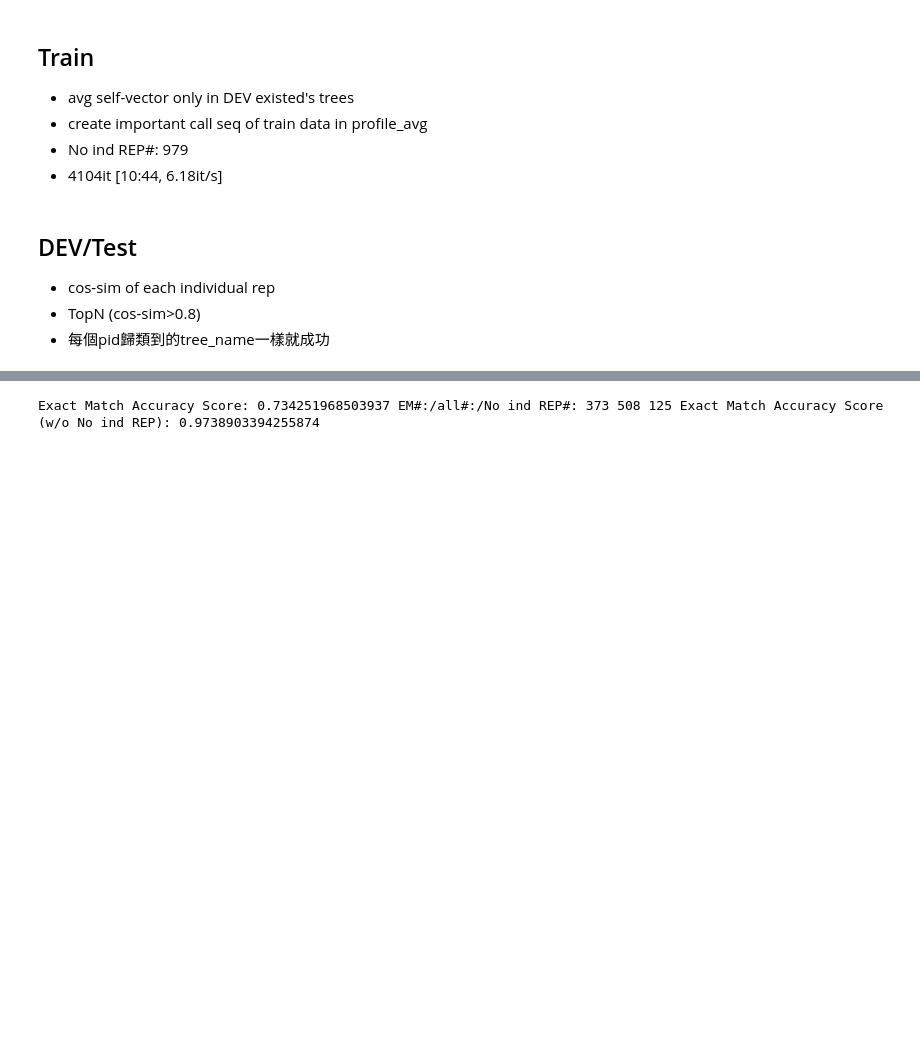
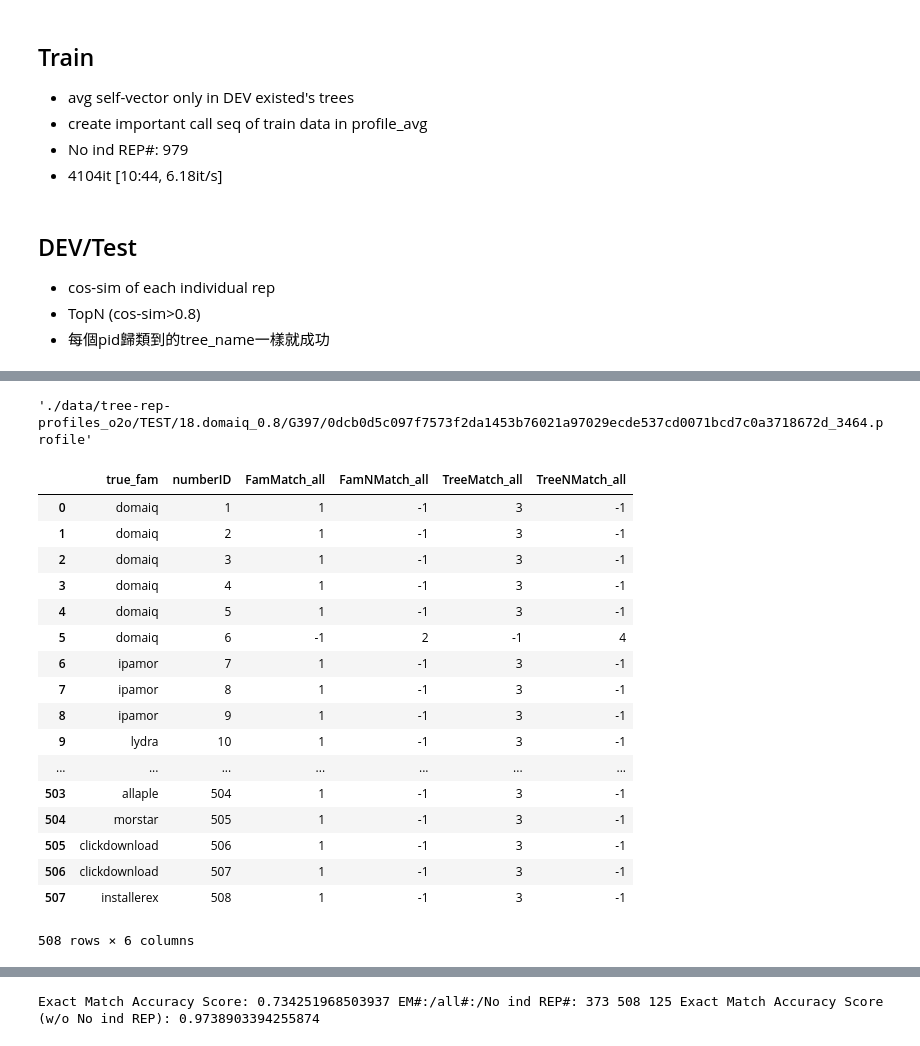
Before and after one commit to tychen5/NTU_ANTS-lab, a Jupyter notebook: seqgen_famclf/005.EuclieanCentroidSim_clustering_classification.ipynb, the cells around one changed output, grey strips where cells are left out. Drawn from its saved outputs; the diff is of its cells as text; code cells hidden in the pictures; blank space fills up the shorter version.

```diff
--- a/seqgen_famclf/005.EuclieanCentroidSim_clustering_classification.ipynb
+++ b/seqgen_famclf/005.EuclieanCentroidSim_clustering_classification.ipynb
@@ -341,0 +483,35 @@ def inf_evaluate(inf_pid_paths,inf_emb_api,inf_emb,ind_reps_matrix=ind_reps_matr
+# %%
+no_rep_path[0]
+# %% [output]
+'./data/tree-rep-profiles_o2o/TEST/18.domaiq_0.8/G397/0dcb0d5c097f7573f2da1453b76021a97029ecde537cd0071bcd7c0a3718672d_3464.profile'
+# %%
+# all test set draw
+number_list = []
+fam_all_list = []
+for i,v in enumerate(test_pid_paths):
+    number_list.append(i+1)
+    fam_all_list.append(v.split('/')[-3].split('_')[0].split('.')[-1])
+# %%
+draw_df = pd.DataFrame(data={'true_fam':fam_all_list,'numberID':number_list,'FamMatch_all':FM_all,'FamNMatch_all':FN_all
+                             ,'TreeMatch_all':TM_all,'TreeNMatch_all':TN_all})
+draw_df.to_excel('data/tree-rep-profiles_o2o/EM_draw_allTest.xlsx',index=False)
+draw_df
+# %% [output]
+|  | true_fam | numberID | FamMatch_all | FamNMatch_all | TreeMatch_all | TreeNMatch_all |
+| 0 | domaiq | 1 | 1 | -1 | 3 | -1 |
+| 1 | domaiq | 2 | 1 | -1 | 3 | -1 |
+| 2 | domaiq | 3 | 1 | -1 | 3 | -1 |
+| 3 | domaiq | 4 | 1 | -1 | 3 | -1 |
+| 4 | domaiq | 5 | 1 | -1 | 3 | -1 |
+| 5 | domaiq | 6 | -1 | 2 | -1 | 4 |
+| 6 | ipamor | 7 | 1 | -1 | 3 | -1 |
+| 7 | ipamor | 8 | 1 | -1 | 3 | -1 |
+| 8 | ipamor | 9 | 1 | -1 | 3 | -1 |
+| 9 | lydra | 10 | 1 | -1 | 3 | -1 |
+| ... | ... | ... | ... | ... | ... | ... |
+| 503 | allaple | 504 | 1 | -1 | 3 | -1 |
+| 504 | morstar | 505 | 1 | -1 | 3 | -1 |
+| 505 | clickdownload | 506 | 1 | -1 | 3 | -1 |
+| 506 | clickdownload | 507 | 1 | -1 | 3 | -1 |
+| 507 | installerex | 508 | 1 | -1 | 3 | -1 |
+508 rows × 6 columns
```
Also changed, not shown: parts of 44 cells of this notebook, 5 other files.
